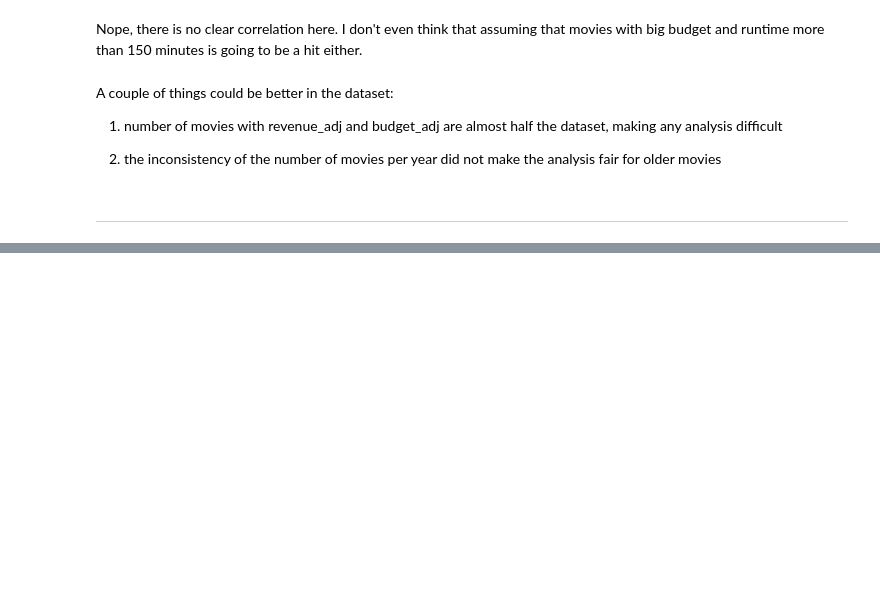
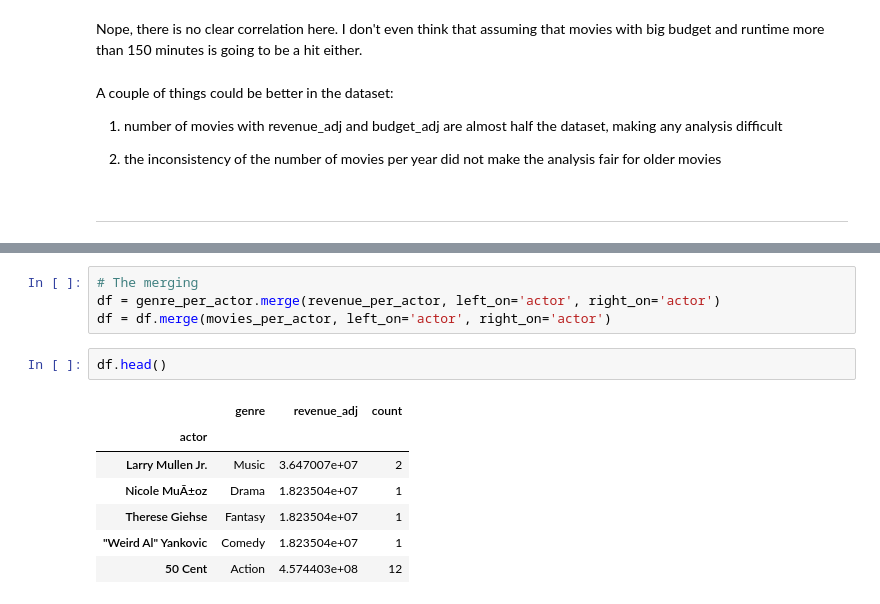
Before and after one commit to cenrak/udacity-dand, a Jupyter notebook: project2/project2.ipynb, the cells around one changed output, grey strips where cells are left out. Saved outputs shown, nothing was run; the diff lists cells and outputs as text; blank space fills up the shorter version.

```diff
--- a/project2/project2.ipynb
+++ b/project2/project2.ipynb
@@ -429,0 +458,14 @@ df_test = df_clean.copy().reset_index()
+# %%
+# The merging
+df = genre_per_actor.merge(revenue_per_actor, left_on='actor', right_on='actor')
+df = df.merge(movies_per_actor, left_on='actor', right_on='actor')
+# %%
+df.head()
+# %% [output]
+|  | genre | revenue_adj | count |
+| actor |  |  |  |
+| Larry Mullen Jr. | Music | 3.647007e+07 | 2 |
+| Nicole MuÃ±oz | Drama | 1.823504e+07 | 1 |
+| Therese Giehse | Fantasy | 1.823504e+07 | 1 |
+| "Weird Al" Yankovic | Comedy | 1.823504e+07 | 1 |
+| 50 Cent | Action | 4.574403e+08 | 12 |
```
Also changed, not shown: parts of 20 cells of this notebook, 1 other file.
